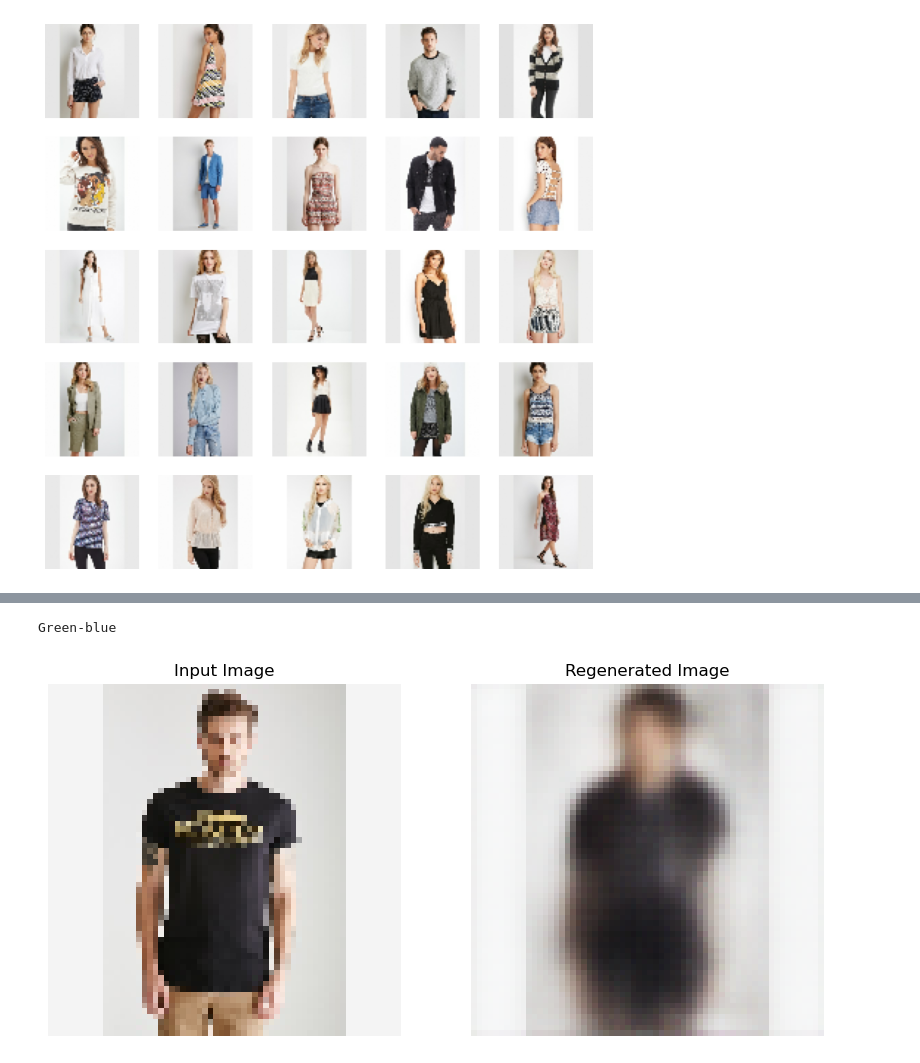
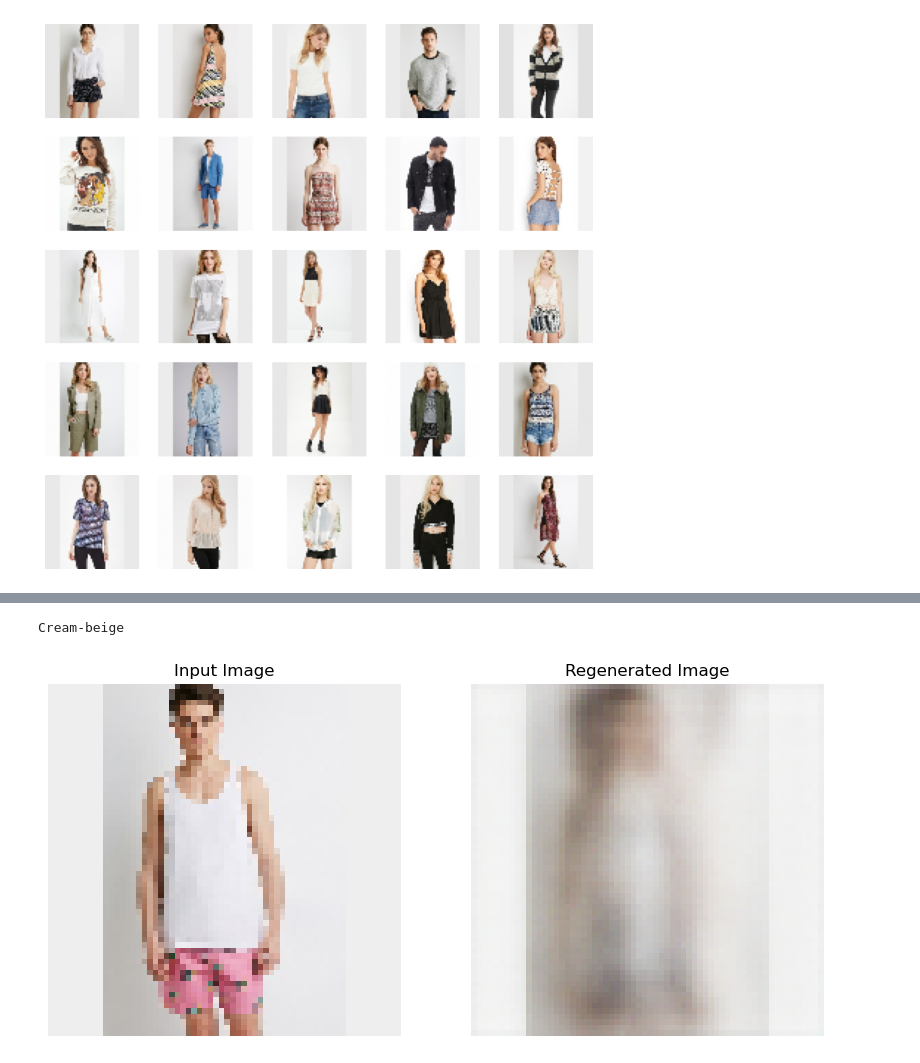
Before and after one commit to yangzheng-brown/CSCI2470-Final-Project, a Jupyter notebook: VAE model.ipynb, the cells around one changed output, grey strips where cells are left out. Drawn from its saved outputs; the diff is of its cells as text; code cells hidden in the pictures.

```diff
--- a/VAE model.ipynb
+++ b/VAE model.ipynb
@@ -377,43 +407,43 @@ def regenerate_image(image, new_color_id, new_binary_attributes):
     regenerated_image = cvae.decoder(z_cond)
 
     return regenerated_image[0]
-# %%
-import cv2
-import matplotlib.pyplot as plt
-import numpy as np
-
-file = "data/img/id_00006158.jpg"
-# Load the input image and preprocess it
-input_image = cv2.imread(file)
-input_image = cv2.resize(input_image, (64, 64))
-input_image = cv2.cvtColor(input_image, cv2.COLOR_BGR2RGB)
-input_image = input_image / 255.0
-
-# Define new color ID and binary attributes
-new_color_id = 299  # Any integer value between 0 and 758 (num_colors - 1)
-print(list(color_vocabulary.keys())[list(color_vocabulary.values()).index(new_color_id)])
-#new_binary_attributes = np.random.randint(0, 2, size=(num_binary_attributes,)).astype(np.float32)
-binary_attributes = item_attr_data[item_attr_data['img_idx']==file[9:-4]]
-binary_attributes = binary_attributes.drop(columns=['index','img_idx','clothes_color'])
-
-new_binary_attributes = binary_attributes.to_numpy(dtype=np.float32).flatten()
-new_binary_attributes = (new_binary_attributes + 1) / 2
-
-
-# Generate the new image
-regenerated_image = regenerate_image(input_image, new_color_id, new_binary_attributes)
-
-# Plot the input and regenerated images
-fig, (ax1, ax2) = plt.subplots(1, 2, figsize=(10, 5))
-ax1.imshow(input_image)
-ax1.set_title("Input Image")
-ax1.axis("off")
-
-ax2.imshow(regenerated_image)
-ax2.set_title("Regenerated Image")
-ax2.axis("off")
-
-plt.show()
-# %% [output]
-Green-blue
-[figure, removed]
+# %%
+import cv2
+import matplotlib.pyplot as plt
+import numpy as np
+
+file = "data/img/id_00006150.jpg"
+# Load the input image and preprocess it
+input_image = cv2.imread(file)
+input_image = cv2.resize(input_image, (64, 64))
+input_image = cv2.cvtColor(input_image, cv2.COLOR_BGR2RGB)
+input_image = input_image / 255.0
+
+# Define new color ID and binary attributes
+new_color_id = 200  # Any integer value between 0 and 758 (num_colors - 1)
+print(list(color_vocabulary.keys())[list(color_vocabulary.values()).index(new_color_id)])
+#new_binary_attributes = np.random.randint(0, 2, size=(num_binary_attributes,)).astype(np.float32)
+binary_attributes = item_attr_data[item_attr_data['img_idx']==file[9:-4]]
+binary_attributes = binary_attributes.drop(columns=['index','img_idx','clothes_color'])
+
+new_binary_attributes = binary_attributes.to_numpy(dtype=np.float32).flatten()
+new_binary_attributes = (new_binary_attributes + 1) / 2
+
+
+# Generate the new image
+regenerated_image = regenerate_image(input_image, new_color_id, new_binary_attributes)
+
+# Plot the input and regenerated images
+fig, (ax1, ax2) = plt.subplots(1, 2, figsize=(10, 5))
+ax1.imshow(input_image)
+ax1.set_title("Input Image")
+ax1.axis("off")
+
+ax2.imshow(regenerated_image)
+ax2.set_title("Regenerated Image")
+ax2.axis("off")
+
+plt.show()
+# %% [output]
+Cream-beige
+[figure, added]
```
Also changed, not shown: parts of 3 cells of this notebook, 4 other files.
